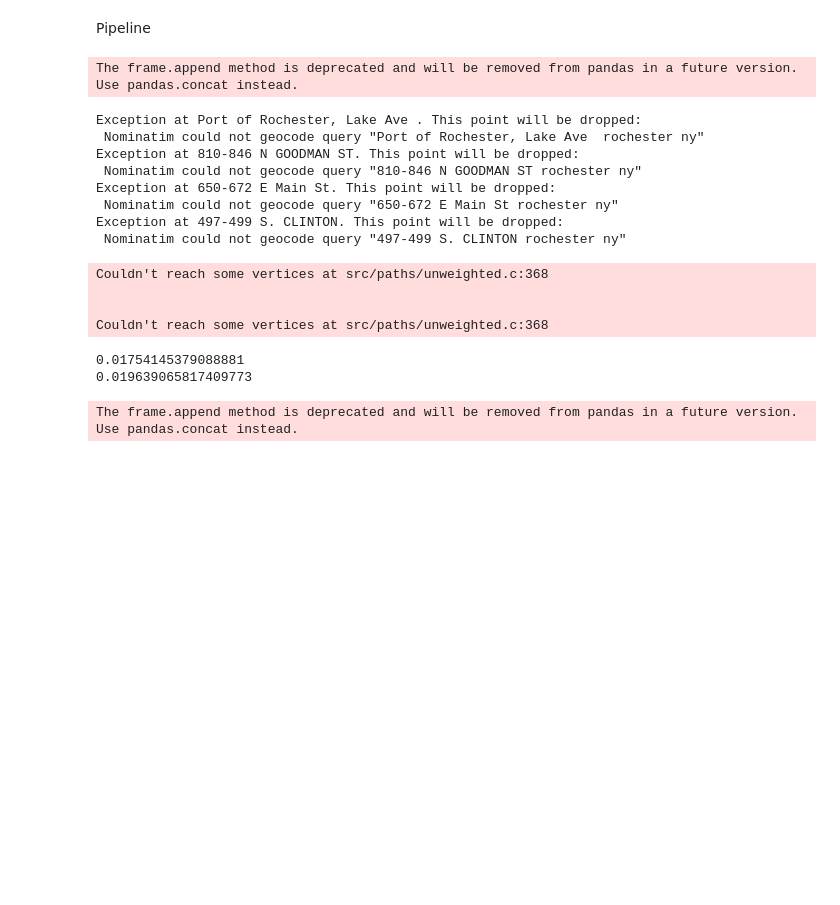
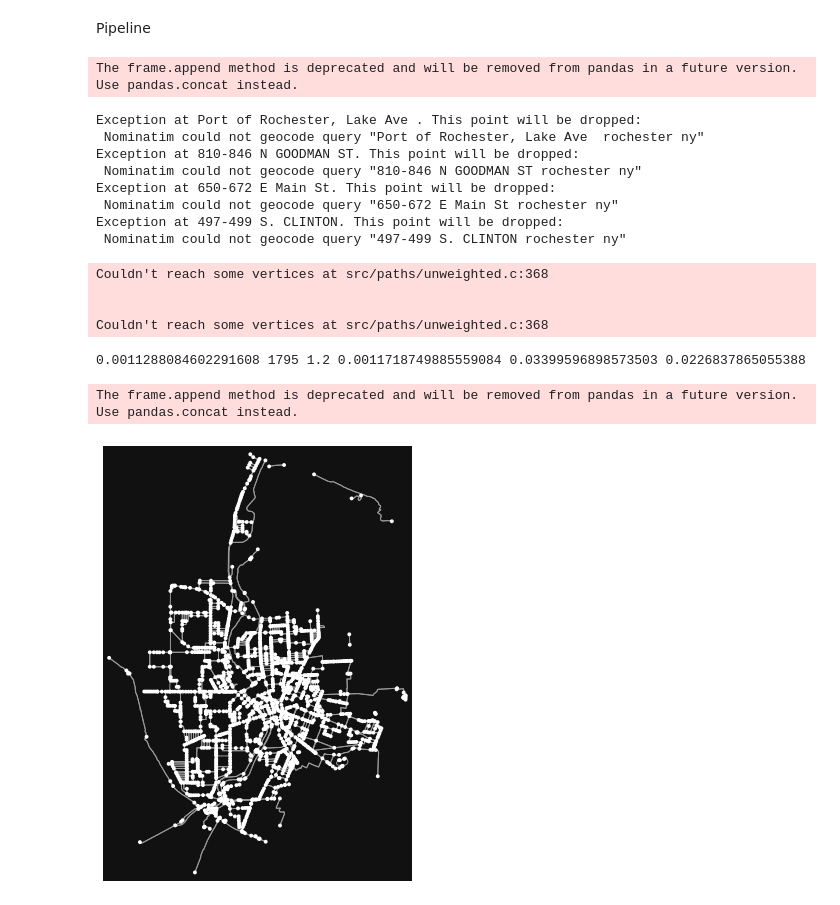
Before and after one commit to BakerAugust/roc-bike-growth, a Jupyter notebook: notebooks/metric_testing.ipynb, the cells around one changed output. Drawn from its saved outputs; the diff is of its cells as text; code cells hidden in the pictures; blank space fills up the shorter version.

```diff
--- a/notebooks/metric_testing.ipynb
+++ b/notebooks/metric_testing.ipynb
@@ -94,6 +94,19 @@ class BikeGraph:
     def merge_and_gt(self, car_infra, bike_infra):
         return gt_with_existing_full(car_infra, bike_infra, self.route_factor, self.prune_factor)
 
+    def plot_graph(self, add_pois=False):
+        fig, ax = ox.plot.plot_graph(self.bike_graph)
+        # Plot POIs on graph
+        if add_pois:
+            x, y = [], []
+            pois = nx.get_node_attributes(self.bike_graph, 'poi').keys()
+            for node in pois:
+                d = self.bike_graph.nodes()[node]
+                x.append(d['x'])
+                y.append(d['y'])
+            ax.scatter(x,y)
+            fig
+
     def display_final_metrics(self):
         res_density = graph_resilience(self.bike_graph, 'density')
         res_component = graph_resilience(self.bike_graph, 'largest_component')
@@ -102,21 +115,16 @@ class BikeGraph:
         global_eff = graph_global_efficiency(self.bike_graph)
         local_eff = graph_local_efficiency(self.bike_graph)
 
-        print(res_density)
-        print(res_component)
-        print(coverage)
-        print(cohesion)
-        print(global_eff)
-        print(local_eff)
+        print(res_density, res_component, coverage, cohesion, global_eff, local_eff)
 
         plot_data = pd.DataFrame(dict(
            theta = ['resilience (density)','resilience (largest_component)','coverage','cohesion', 'global efficiency', 'local efficiency'],
-           r = [res_density*100, res_component/283, coverage, cohesion*1000, global_eff, local_eff]
+           r = [res_density, 0.05, coverage/100, cohesion, global_eff, local_eff]
         ))
         fig = px.line_polar(plot_data, r='r', theta='theta', line_close=True)
         fig.show()
 # %%
-roc_bike_graph = BikeGraph()
+roc_bike_graph = BikeGraph(prune_factor=1)
 # %% [output]
 The frame.append method is deprecated and will be removed from pandas in a future version. Use pandas.concat instead.
 Exception at Port of Rochester, Lake Ave . This point will be dropped:
@@ -134,6 +142,9 @@ Couldn't reach some vertices at src/paths/unweighted.c:368
 # %%
 roc_bike_graph.display_final_metrics()
 # %% [output]
-0.01754145379088881
-0.019639065817409773
+0.0011288084602291608 1795 1.2 0.0011718749885559084 0.03399596898573503 0.0226837865055388
 The frame.append method is deprecated and will be removed from pandas in a future version. Use pandas.concat instead.
+# %%
+roc_bike_graph.plot_graph()
+# %% [output]
+[figure, added]
```
Also changed, not shown: parts of 1 cell of this notebook.
